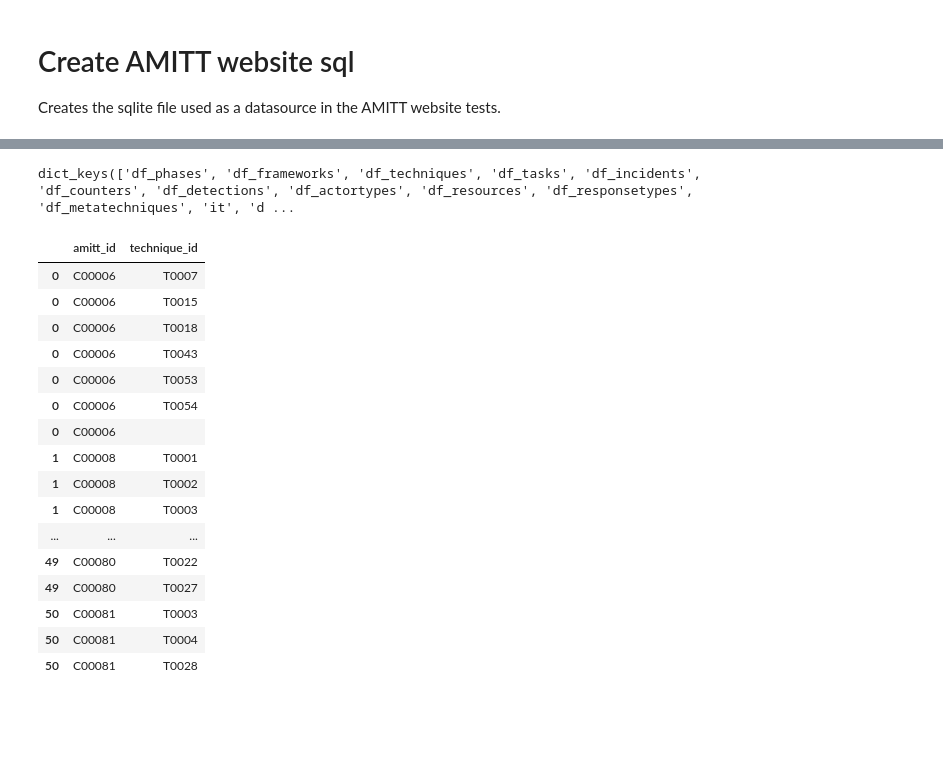
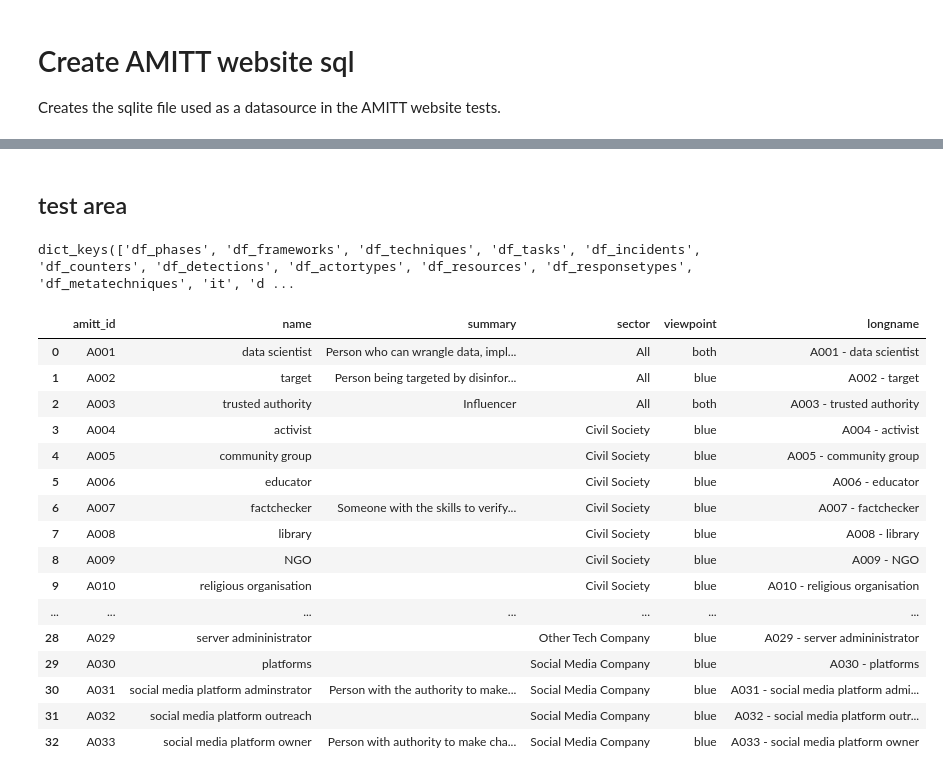
Before and after one commit to cogsec-collaborative/AMITT, a Jupyter notebook: HTML_GENERATING_CODE/AMITT_create_website_sql.ipynb, the cells around one changed output, grey strips where cells are left out. Saved outputs shown, nothing was run; the diff lists cells and outputs as text; code cells hidden in the pictures; blank space fills up the shorter version.

```diff
--- a/HTML_GENERATING_CODE/AMITT_create_website_sql.ipynb
+++ b/HTML_GENERATING_CODE/AMITT_create_website_sql.ipynb
@@ -5,34 +131,25 @@ Creates the sqlite file used as a datasource in the AMITT website tests.
+# %% [markdown]
+## test area
 # %%
-# Get AMITT variables
-
-import pandas as pd
-import sqlite3 as sql
-from generate_amitt_ttps import Amitt
-pd.set_option('display.max_rows', 1000)
-
-
-# Generate AMITT datasets
-amitt = Amitt()
-
 # Check which amitt variables we can see from here
 print('{}'.format(vars(amitt).keys()))
-vars(amitt)['cross_counterid_techniqueid']
+vars(amitt)['df_actortypes']
 # %% [output]
 dict_keys(['df_phases', 'df_frameworks', 'df_techniques', 'df_tasks', 'df_incidents', 'df_counters', 'df_detections', 'df_actortypes', 'df_resources', 'df_responsetypes', 'df_metatechniques', 'it', 'd ...
-|  | amitt_id | technique_id |
-| 0 | C00006 | T0007 |
-| 0 | C00006 | T0015 |
-| 0 | C00006 | T0018 |
-| 0 | C00006 | T0043 |
-| 0 | C00006 | T0053 |
-| 0 | C00006 | T0054 |
-| 0 | C00006 |  |
-| 1 | C00008 | T0001 |
-| 1 | C00008 | T0002 |
-| 1 | C00008 | T0003 |
-| ... | ... | ... |
-| 49 | C00080 | T0022 |
-| 49 | C00080 | T0027 |
-| 50 | C00081 | T0003 |
-| 50 | C00081 | T0004 |
-| 50 | C00081 | T0028 |
+|  | amitt_id | name | summary | sector | viewpoint | longname |
+| 0 | A001 | data scientist | Person who can wrangle data, impl... | All | both | A001 - data scientist |
+| 1 | A002 | target | Person being targeted by disinfor... | All | blue | A002 - target |
+| 2 | A003 | trusted authority | Influencer | All | both | A003 - trusted authority |
+| 3 | A004 | activist |  | Civil Society | blue | A004 - activist |
+| 4 | A005 | community group |  | Civil Society | blue | A005 - community group |
+| 5 | A006 | educator |  | Civil Society | blue | A006 - educator |
+| 6 | A007 | factchecker | Someone with the skills to verify... | Civil Society | blue | A007 - factchecker |
+| 7 | A008 | library |  | Civil Society | blue | A008 - library |
+| 8 | A009 | NGO |  | Civil Society | blue | A009 - NGO |
+| 9 | A010 | religious organisation |  | Civil Society | blue | A010 - religious organisation |
+| ... | ... | ... | ... | ... | ... | ... |
+| 28 | A029 | server admininistrator |  | Other Tech Company | blue | A029 - server admininistrator |
+| 29 | A030 | platforms |  | Social Media Company | blue | A030 - platforms |
+| 30 | A031 | social media platform adminstrator | Person with the authority to make... | Social Media Company | blue | A031 - social media platform admi... |
+| 31 | A032 | social media platform outreach |  | Social Media Company | blue | A032 - social media platform outr... |
+| 32 | A033 | social media platform owner | Person with authority to make cha... | Social Media Company | blue | A033 - social media platform owner |
```
Also changed, not shown: parts of 8 cells of this notebook, 8 other files.
